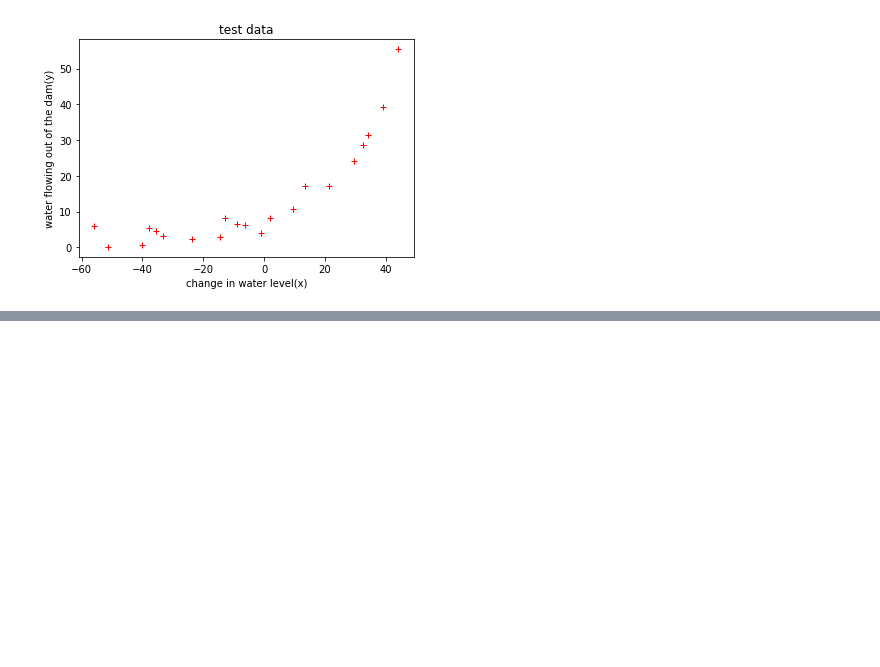
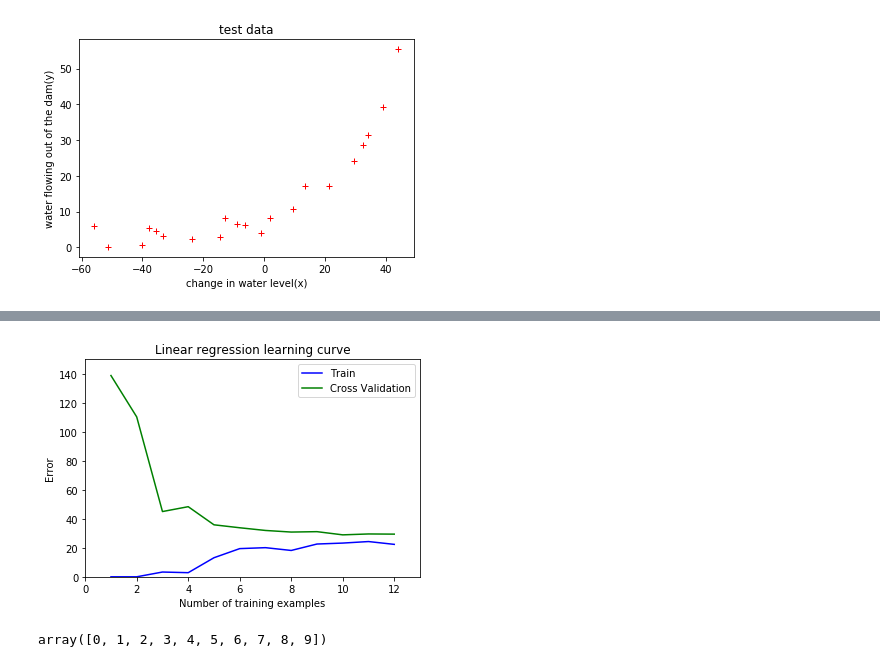
Before and after one commit to jamelouis/machine-learning, a Jupyter notebook: machine-learning-ex5/regulared_linear_regression.ipynb, the cells around one changed output, grey strips where cells are left out. Cells and saved outputs as stored; diff of their text form; code cells hidden in the pictures; blank space fills up the shorter version.

```diff
--- a/machine-learning-ex5/regulared_linear_regression.ipynb
+++ b/machine-learning-ex5/regulared_linear_regression.ipynb
@@ -34,0 +61,47 @@ plotData(x_test,y_test, 'test data')
+# %%
+def calcError(ypredict, y):
+    m = len(y)
+    return 1/(2*m) * sum((ypredict-y)**2)[0]
+
+def learnCurve(x,y,x_cv,y_cv):
+    reg = linear_model.LinearRegression();
+    reg.fit(x,y);
+
+    y_predict = reg.predict(x)
+    y_cv_predict = reg.predict(x_cv)
+
+    training_error = calcError(y_predict,y)
+    cv_error = calcError(y_cv_predict, y_cv)
+
+    return training_error, cv_error
+
+def calcLearnCurve(x,y,x_cv,y_cv):
+    n = len(x)
+    t_errors = []
+    cv_errors = []
+    for i in range(1,n+1):
+        x_range = x[:i]
+        y_range = y[:i]
+        t_error,cv_error = learnCurve(x_range,y_range,x_cv,y_cv)
+        t_errors.append(t_error)
+        cv_errors.append(cv_error)
+    return t_errors, cv_errors
+
+def plotLearnCurve(t_errors,cv_errors):
+    x = np.arange(1,len(t_errors)+1)
+    plt.plot(x,t_errors,'b',x,cv_errors,'g')
+    plt.xlabel('Number of training examples')
+    plt.axis([0,13,0,150])
+    plt.ylabel('Error')
+    plt.legend(['Train','Cross Validation'])
+    plt.title('Linear regression learning curve')
+    plt.show()
+
+t_errors, cv_errors = calcLearnCurve(x,y,x_cv,y_cv)
+plotLearnCurve(t_errors, cv_errors)
+# %% [output]
+[figure, added]
+# %%
+np.arange(10)
+# %% [output]
+array([0, 1, 2, 3, 4, 5, 6, 7, 8, 9])
```
Also changed, not shown: parts of 4 cells of this notebook.
